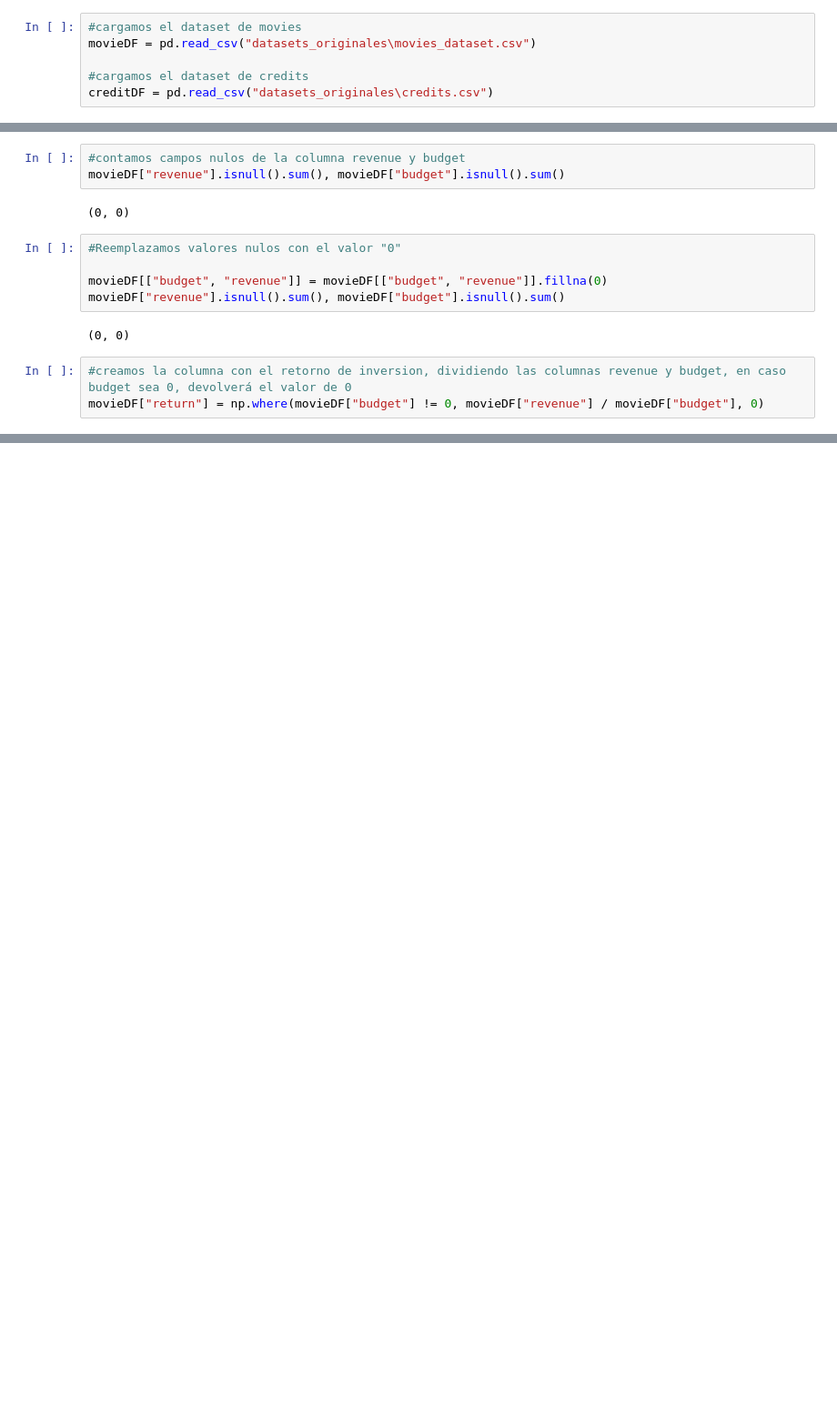
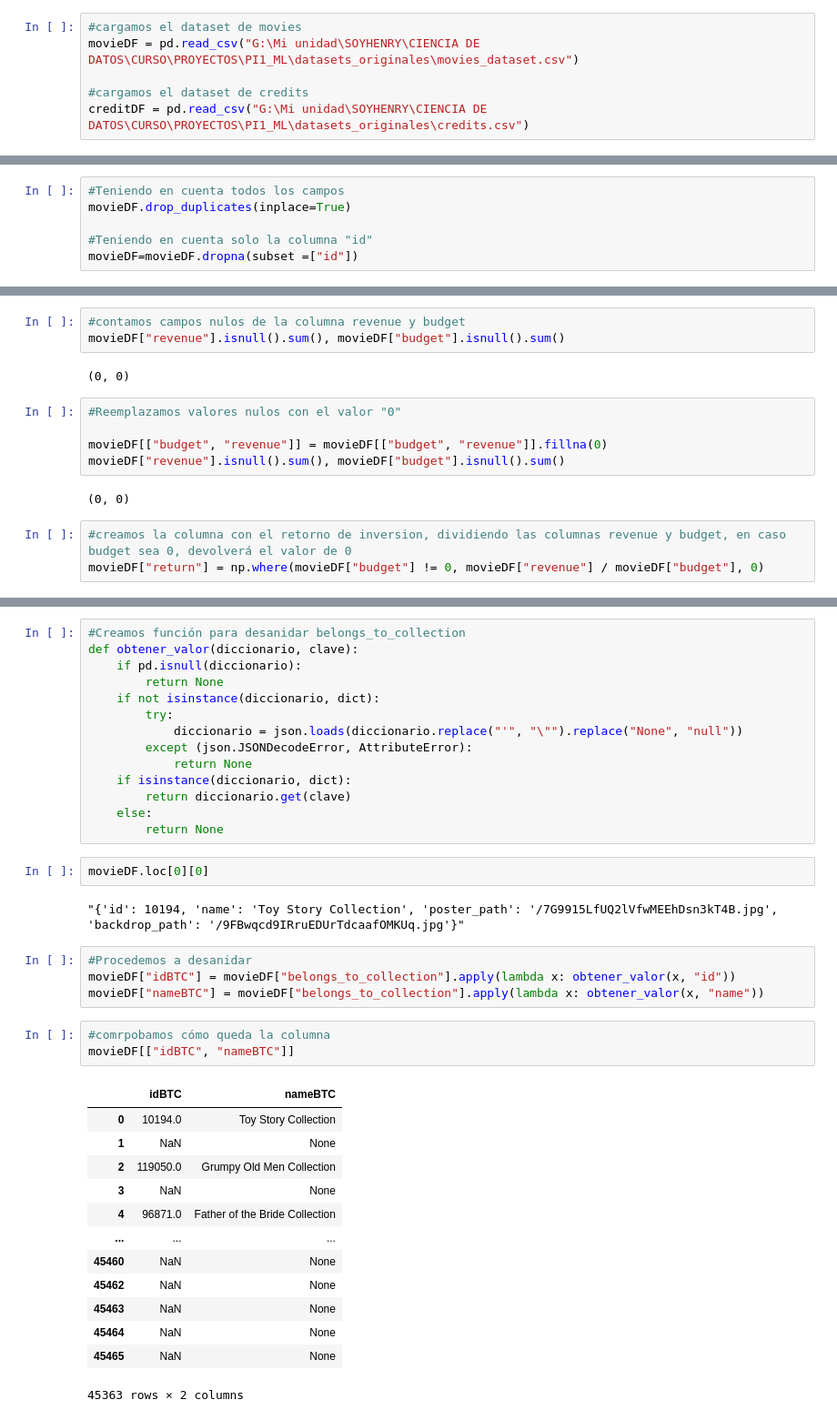
Before and after one commit to jhoser01/movie_recommendation_system, a Jupyter notebook: ETL/ETL.ipynb, the cells around one changed output, grey strips where cells are left out. Shown: that part at 91% size. Drawn from its saved outputs; the diff is of its cells as text; blank space fills up the shorter version.

```diff
--- a/ETL/ETL.ipynb
+++ b/ETL/ETL.ipynb
@@ -7,6 +8,6 @@ import json
 # %%
 #cargamos el dataset de movies
-movieDF = pd.read_csv("datasets_originales\movies_dataset.csv")
+movieDF = pd.read_csv("G:\Mi unidad\SOYHENRY\CIENCIA DE DATOS\CURSO\PROYECTOS\PI1_ML\datasets_originales\movies_dataset.csv")
 
 #cargamos el dataset de credits
-creditDF = pd.read_csv("datasets_originales\credits.csv")
+creditDF = pd.read_csv("G:\Mi unidad\SOYHENRY\CIENCIA DE DATOS\CURSO\PROYECTOS\PI1_ML\datasets_originales\credits.csv")
@@ -99,0 +109,6 @@ movieDF = movieDF.drop(columns=["video","imdb_id","adult","original_title","post
+# %%
+#Teniendo en cuenta todos los campos
+movieDF.drop_duplicates(inplace=True)
+
+#Teniendo en cuenta solo la columna "id"
+movieDF=movieDF.dropna(subset =["id"])
@@ -181,0 +203,39 @@ memory usage: 7.6+ MB
+# %%
+#Creamos función para desanidar belongs_to_collection
+def obtener_valor(diccionario, clave):
+    if pd.isnull(diccionario):
+        return None
+    if not isinstance(diccionario, dict):
+        try:
+            diccionario = json.loads(diccionario.replace("'", "\"").replace("None", "null"))
+        except (json.JSONDecodeError, AttributeError):
+            return None
+    if isinstance(diccionario, dict):
+        return diccionario.get(clave)
+    else:
+        return None
+# %%
+movieDF.loc[0][0]
+# %% [output]
+"{'id': 10194, 'name': 'Toy Story Collection', 'poster_path': '/7G9915LfUQ2lVfwMEEhDsn3kT4B.jpg', 'backdrop_path': '/9FBwqcd9IRruEDUrTdcaafOMKUq.jpg'}"
+# %%
+#Procedemos a desanidar
+movieDF["idBTC"] = movieDF["belongs_to_collection"].apply(lambda x: obtener_valor(x, "id"))
+movieDF["nameBTC"] = movieDF["belongs_to_collection"].apply(lambda x: obtener_valor(x, "name"))
+# %%
+#comrpobamos cómo queda la columna
+movieDF[["idBTC", "nameBTC"]]
+# %% [output]
+|  | idBTC | nameBTC |
+| 0 | 10194.0 | Toy Story Collection |
+| 1 | NaN | None |
+| 2 | 119050.0 | Grumpy Old Men Collection |
+| 3 | NaN | None |
+| 4 | 96871.0 | Father of the Bride Collection |
+| ... | ... | ... |
+| 45460 | NaN | None |
+| 45462 | NaN | None |
+| 45463 | NaN | None |
+| 45464 | NaN | None |
+| 45465 | NaN | None |
+45363 rows × 2 columns
```
Also changed, not shown: parts of 47 cells of this notebook, 2 other files.
